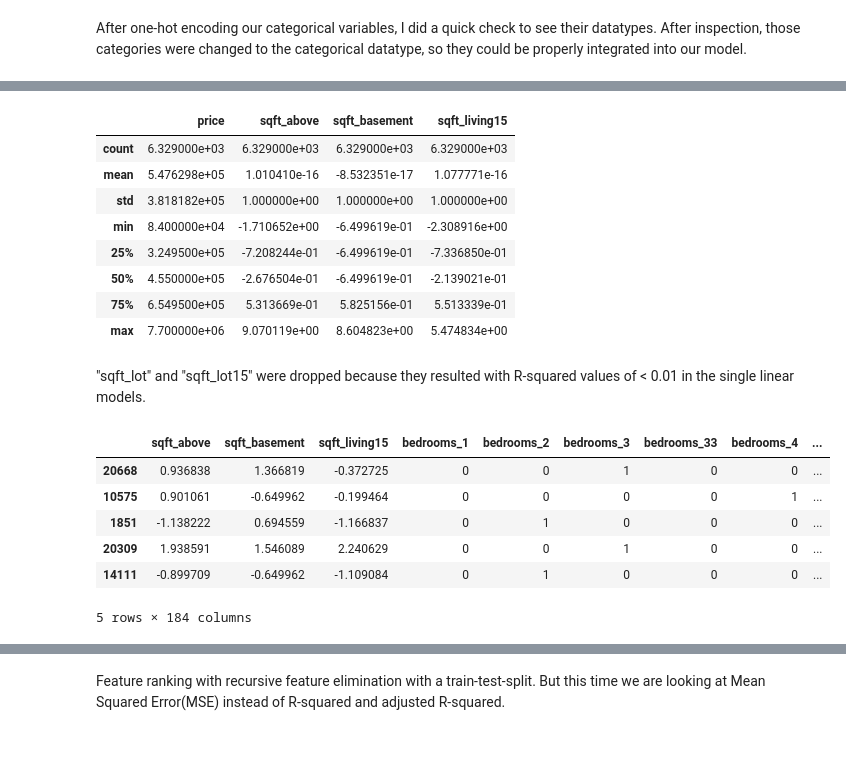
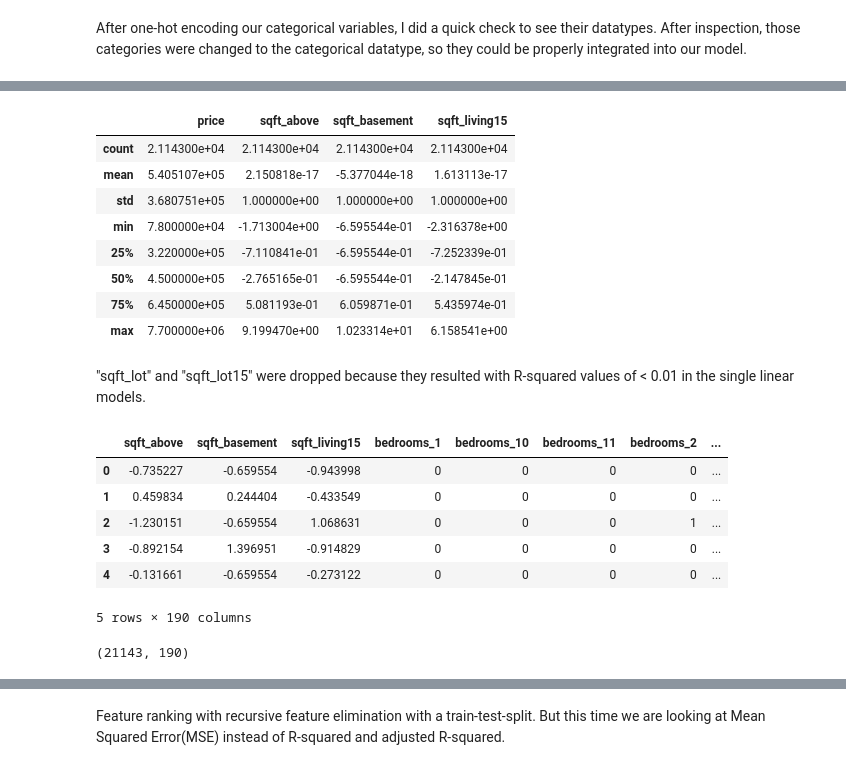
Before and after one commit to nicodonovan/dsc-1-final-project-online-ds-pt-100118, a Jupyter notebook: student.ipynb, the cells around one changed output, grey strips where cells are left out. Drawn from its saved outputs; the diff is of its cells as text; code cells hidden in the pictures.

```diff
--- a/student.ipynb
+++ b/student.ipynb
@@ -514,6 +503,6 @@ for column in ['sqft_lot', 'sqft_above', 'sqft_basement', 'sqft_living15', 'sqft
 # %% [markdown]
 The joint plot allows us to visualize a scatterplot, the distributions of two different columns, a kde plot, and a simple regression line all on the same visualization. Based on the results, all five indicators seem to have a positive relationship with price.
 # %%
-sdf = pd.get_dummies(sdf)
-sdf.head()
+df = pd.get_dummies(df)
+df.head()
 # %% [output]
@@ -550,4 +539,4 @@ memory usage: 432.6 KB
 # %%
-for cat_names in sdf.iloc[:,6:].columns:
-         sdf[cat_names] = sdf[cat_names].astype('category')
+for cat_names in df.iloc[:,6:].columns:
+         df[cat_names] = df[cat_names].astype('category')
 # %%
@@ -626 +615,9 @@ pd.DataFrame(results)
+# %%
+my_cols = df.columns
+
+my_cols1 = []
+for col in my_cols:
+    my_cols.append(col.replace(".", ""))
+
+df.columns = mycols1
 # %%
@@ -661,30 +639,34 @@ SyntaxError: invalid syntax (<unknown>, line 1)
 # %%
-sdf_final = sdf.drop(["sqft_lot", "sqft_lot15"], axis=1)
-sdf_final.describe()
+df_final = df.drop(["sqft_lot", "sqft_lot15"], axis=1)
+df_final.describe()
 # %% [output]
 |  | price | sqft_above | sqft_basement | sqft_living15 |
-| count | 6.329000e+03 | 6.329000e+03 | 6.329000e+03 | 6.329000e+03 |
-| mean | 5.476298e+05 | 1.010410e-16 | -8.532351e-17 | 1.077771e-16 |
-| std | 3.818182e+05 | 1.000000e+00 | 1.000000e+00 | 1.000000e+00 |
-| min | 8.400000e+04 | -1.710652e+00 | -6.499619e-01 | -2.308916e+00 |
-| 25% | 3.249500e+05 | -7.208244e-01 | -6.499619e-01 | -7.336850e-01 |
-| 50% | 4.550000e+05 | -2.676504e-01 | -6.499619e-01 | -2.139021e-01 |
-| 75% | 6.549500e+05 | 5.313669e-01 | 5.825156e-01 | 5.513339e-01 |
-| max | 7.700000e+06 | 9.070119e+00 | 8.604823e+00 | 5.474834e+00 |
+| count | 2.114300e+04 | 2.114300e+04 | 2.114300e+04 | 2.114300e+04 |
+| mean | 5.405107e+05 | 2.150818e-17 | -5.377044e-18 | 1.613113e-17 |
+| std | 3.680751e+05 | 1.000000e+00 | 1.000000e+00 | 1.000000e+00 |
+| min | 7.800000e+04 | -1.713004e+00 | -6.595544e-01 | -2.316378e+00 |
+| 25% | 3.220000e+05 | -7.110841e-01 | -6.595544e-01 | -7.252339e-01 |
+| 50% | 4.500000e+05 | -2.765165e-01 | -6.595544e-01 | -2.147845e-01 |
+| 75% | 6.450000e+05 | 5.081193e-01 | 6.059871e-01 | 5.435974e-01 |
+| max | 7.700000e+06 | 9.199470e+00 | 1.023314e+01 | 6.158541e+00 |
 # %% [markdown]
 "sqft_lot" and "sqft_lot15" were dropped because they resulted with R-squared values of < 0.01 in the single linear models.
 # %%
-y = sdf_final[["price"]]
-X = sdf_final.drop(["price"], axis=1)
+y = df_final[["price"]]
+X = df_final.drop(["price"], axis=1)
 X.head()
 # %% [output]
-|  | sqft_above | sqft_basement | sqft_living15 | bedrooms_1 | bedrooms_2 | bedrooms_3 | bedrooms_33 | bedrooms_4 | ... |
-| 20668 | 0.936838 | 1.366819 | -0.372725 | 0 | 0 | 1 | 0 | 0 | ... |
-| 10575 | 0.901061 | -0.649962 | -0.199464 | 0 | 0 | 0 | 0 | 1 | ... |
-| 1851 | -1.138222 | 0.694559 | -1.166837 | 0 | 1 | 0 | 0 | 0 | ... |
-| 20309 | 1.938591 | 1.546089 | 2.240629 | 0 | 0 | 1 | 0 | 0 | ... |
-| 14111 | -0.899709 | -0.649962 | -1.109084 | 0 | 1 | 0 | 0 | 0 | ... |
+|  | sqft_above | sqft_basement | sqft_living15 | bedrooms_1 | bedrooms_10 | bedrooms_11 | bedrooms_2 | ... |
+| 0 | -0.735227 | -0.659554 | -0.943998 | 0 | 0 | 0 | 0 | ... |
+| 1 | 0.459834 | 0.244404 | -0.433549 | 0 | 0 | 0 | 0 | ... |
+| 2 | -1.230151 | -0.659554 | 1.068631 | 0 | 0 | 0 | 1 | ... |
+| 3 | -0.892154 | 1.396951 | -0.914829 | 0 | 0 | 0 | 0 | ... |
+| 4 | -0.131661 | -0.659554 | -0.273122 | 0 | 0 | 0 | 0 | ... |
-5 rows × 184 columns
+5 rows × 190 columns
+# %%
+X.shape
+# %% [output]
+(21143, 190)
 # %%
 from sklearn.feature_selection import RFE
 from sklearn.linear_model import LinearRegression
```
Also changed, not shown: parts of 52 cells of this notebook.
